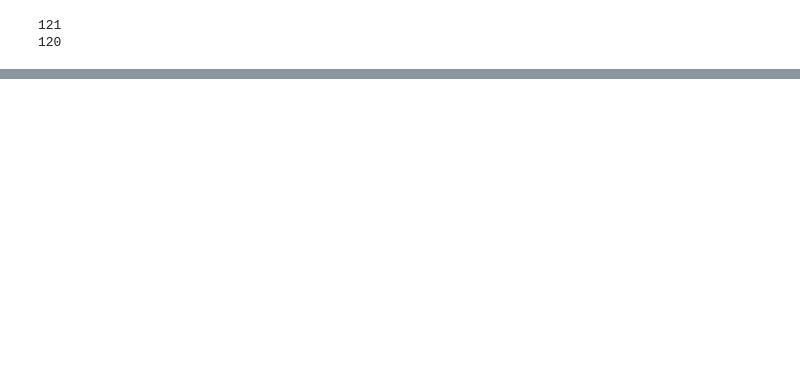
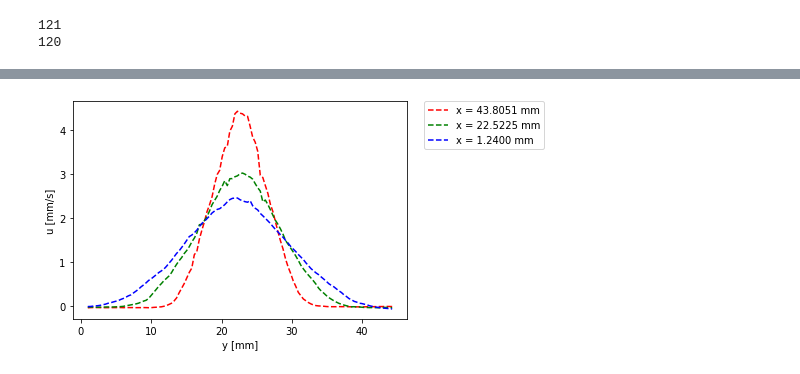
Before and after one commit to 20edo/PIV, a Jupyter notebook: Notebooks/Similarity.ipynb, the cells around one changed output, grey strips where cells are left out. Cells and saved outputs as stored; diff of their text form; code cells hidden in the pictures; blank space fills up the shorter version.

```diff
--- a/Notebooks/Similarity.ipynb
+++ b/Notebooks/Similarity.ipynb
@@ -223,3 +235,13 @@ x = 1.24 mm
+# %%
+plt.plot(y_1, -u_1,'r--', label='x = %.4f mm' %x_1)
+plt.plot(y_2,-u_2,  'g--', label='x = %.4f mm' %x_2)
+plt.plot(y_3,-u_3, 'b--', label='x = %.4f mm' %x_3)
+plt.legend(bbox_to_anchor=(1.05, 1), loc='upper left', borderaxespad=0.)
+plt.xlabel('y [mm]')
+plt.ylabel('u [mm/s]')
+plt.show()
+# %% [output]
+[figure, added]
 # %%
 # Plot axial velocity on the similarity variable and adimensionalized by U_c
 
```
Also changed, not shown: parts of 16 cells of this notebook.
